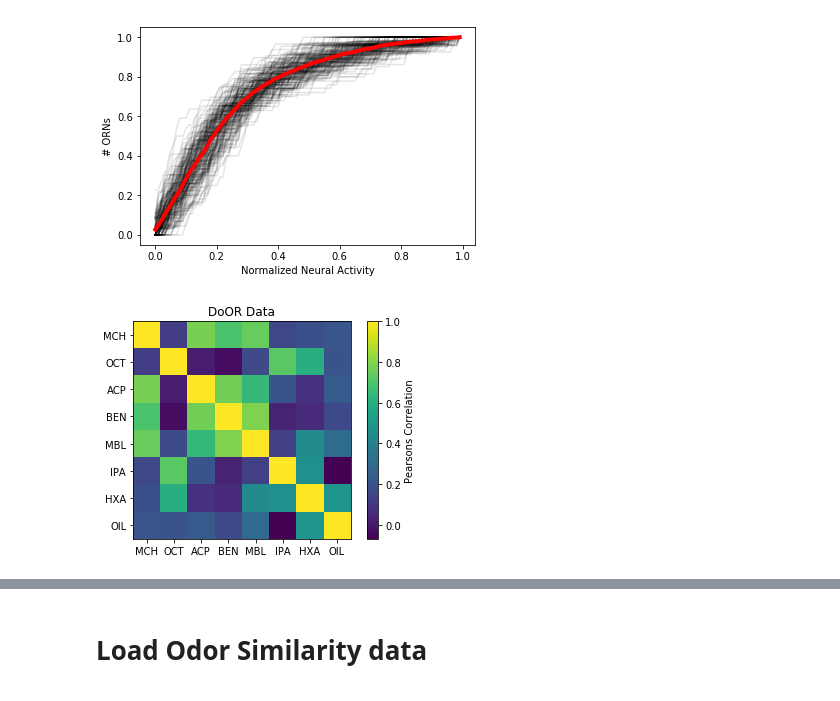
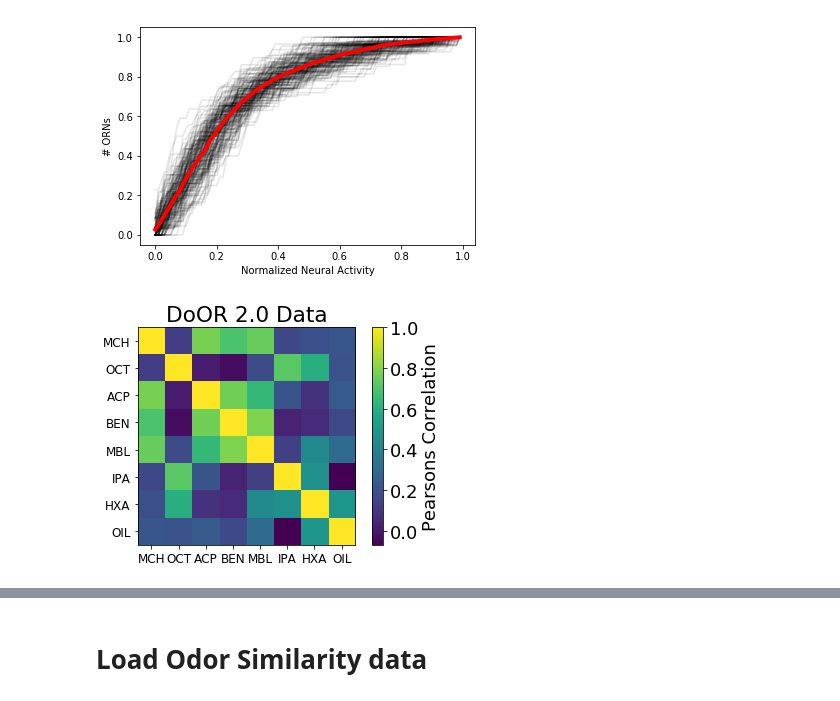
Before and after one commit to TimCSheehan/FLY_LSH, a Jupyter notebook: fly_dat/OdorAnalysis.ipynb, the cells around one changed output, grey strips where cells are left out. Saved outputs shown, nothing was run; the diff lists cells and outputs as text; code cells hidden in the pictures.

```diff
--- a/fly_dat/OdorAnalysis.ipynb
+++ b/fly_dat/OdorAnalysis.ipynb
@@ -199,16 +230,18 @@ X = np.array(dat_s) # 78 ORNs x 8 Odors
 complete_odors = np.sum(~np.isnan(T(X)),axis=0)==8 # 78
 X_comp = X[complete_odors] # 21 x 8 Odors
 # %%
+rcParams.update({'font.size': 12})
 nCor = np.corrcoef(X_comp,rowvar=False)
 nNoOil = nCor[:-1,:-1]
 plt.imshow(nCor)
 plt.xticks(range(8),dat_s.columns)
 plt.yticks(range(8),dat_s.columns)
+rcParams.update({'font.size': 18})
 plt.colorbar(label = 'Pearsons Correlation')
-plt.title('DoOR Data')
+plt.title('DoOR 2.0 Data')
 plt.show()
 # %% [output]
-[figure, old version]
+[figure, new version]
 # %%
 # no oil
 plt.imshow(nNoOil)
```
Also changed, not shown: parts of 19 cells of this notebook, 1 other file.
